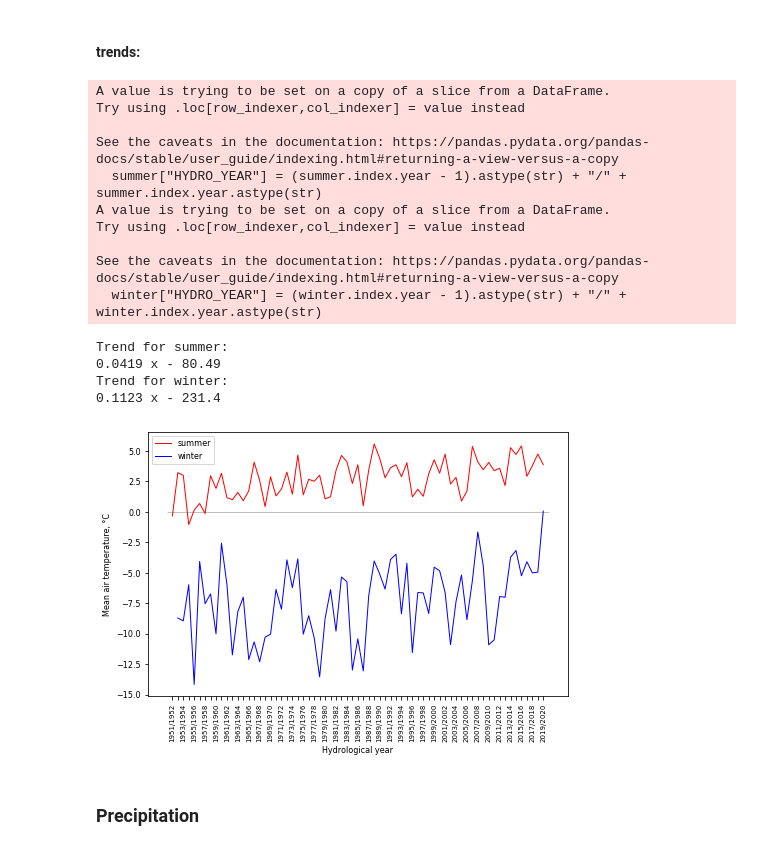
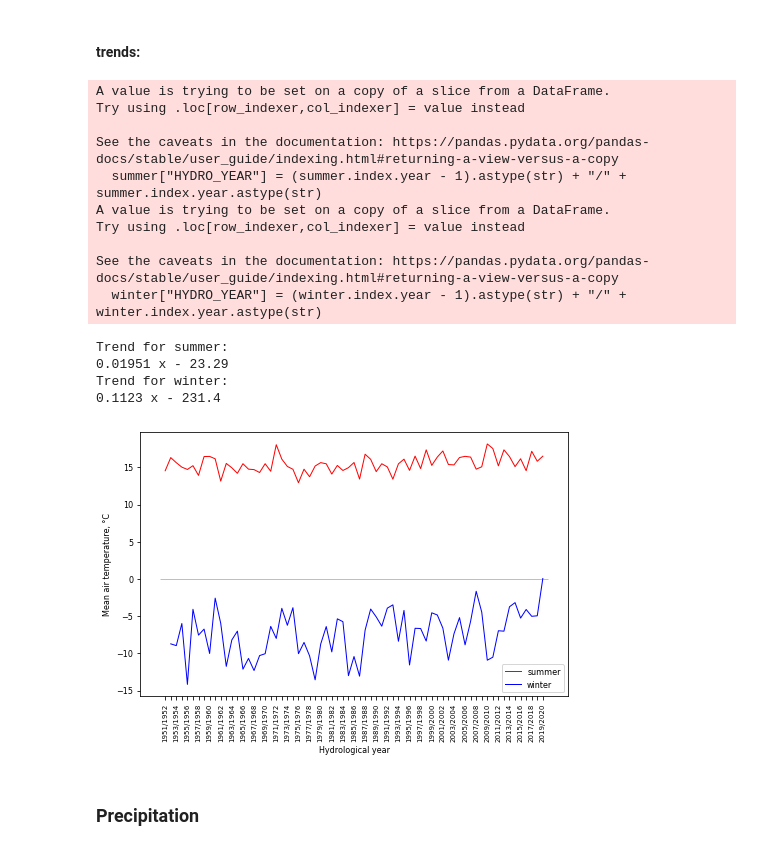
Before and after one commit to shi-hydrology/lammin-suo-plots, a Jupyter notebook: lammin_suo_plots.ipynb, the cells around one changed output. Saved outputs shown, nothing was run; the diff lists cells and outputs as text; code cells hidden in the pictures.

Commit message:
fixed summer temp interannual change

```diff
--- a/lammin_suo_plots.ipynb
+++ b/lammin_suo_plots.ipynb
@@ -212,7 +212,8 @@ def plot_degree(tmp, ax, start, end):
     df = df.resample("M").agg({"MEAN_AIR_TEMP": np.mean})
     df = df.shift()  # so the calendar year will start with the previous Dec, needed for resampling by Q
     df = df.resample("Q").agg({"MEAN_AIR_TEMP": np.mean})  # 1st Q is the winter, 3rd Q is the summer
-    summer = df.loc[df.index.month == 6]
+    # display(df)
+    summer = df.loc[df.index.month == 9]
     summer["HYDRO_YEAR"] = (summer.index.year - 1).astype(str) + "/" + summer.index.year.astype(str)
 
     fit = np.polyfit(summer.index.year, summer["MEAN_AIR_TEMP"], 1)
@@ -241,35 +242,35 @@ def plot_degree(tmp, ax, start, end):
 # plot_row(tmp, ax1, 1950, 1966) # observation timetable was changed starting from Jan1967
 # plot_row(tmp, ax2, 1967, 2021) # the next part of the time series
 # plot_row(tmp, ax, 1950, 2021)
 plot_degree(tmp, ax, 1950, 2021)
 
 ax.legend()
 
 ax.set_xlabel("Hydrological year")
 
 for tick in ax.get_xticklabels()[1::2]:
     tick.set_visible(False)
 
 fig.tight_layout()
 
 fig_path = os.path.join(fig_dir, "test_01x.png")
 plt.savefig(fig_path, dpi=300, transparent=False, facecolor="white")
 # %% [output]
 A value is trying to be set on a copy of a slice from a DataFrame.
 Try using .loc[row_indexer,col_indexer] = value instead
 
 See the caveats in the documentation: https://pandas.pydata.org/pandas-docs/stable/user_guide/indexing.html#returning-a-view-versus-a-copy
   summer["HYDRO_YEAR"] = (summer.index.year - 1).astype(str) + "/" + summer.index.year.astype(str)
 A value is trying to be set on a copy of a slice from a DataFrame.
 Try using .loc[row_indexer,col_indexer] = value instead
 
 See the caveats in the documentation: https://pandas.pydata.org/pandas-docs/stable/user_guide/indexing.html#returning-a-view-versus-a-copy
   winter["HYDRO_YEAR"] = (winter.index.year - 1).astype(str) + "/" + winter.index.year.astype(str)
 Trend for summer:
-0.0419 x - 80.49
+0.01951 x - 23.29
 Trend for winter:
 0.1123 x - 231.4
-[figure, old version]
+[figure, new version]
 # %% [markdown]
 ### Precipitation
 # %% [markdown]
```
